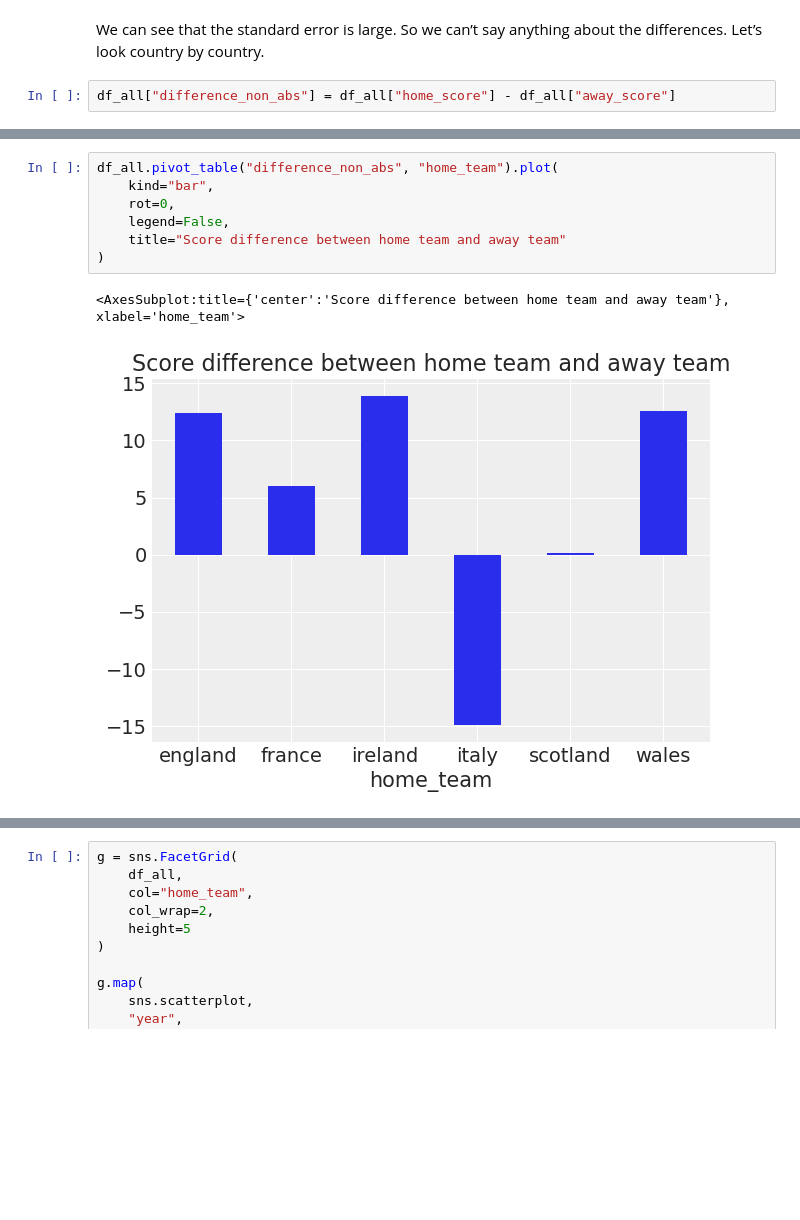
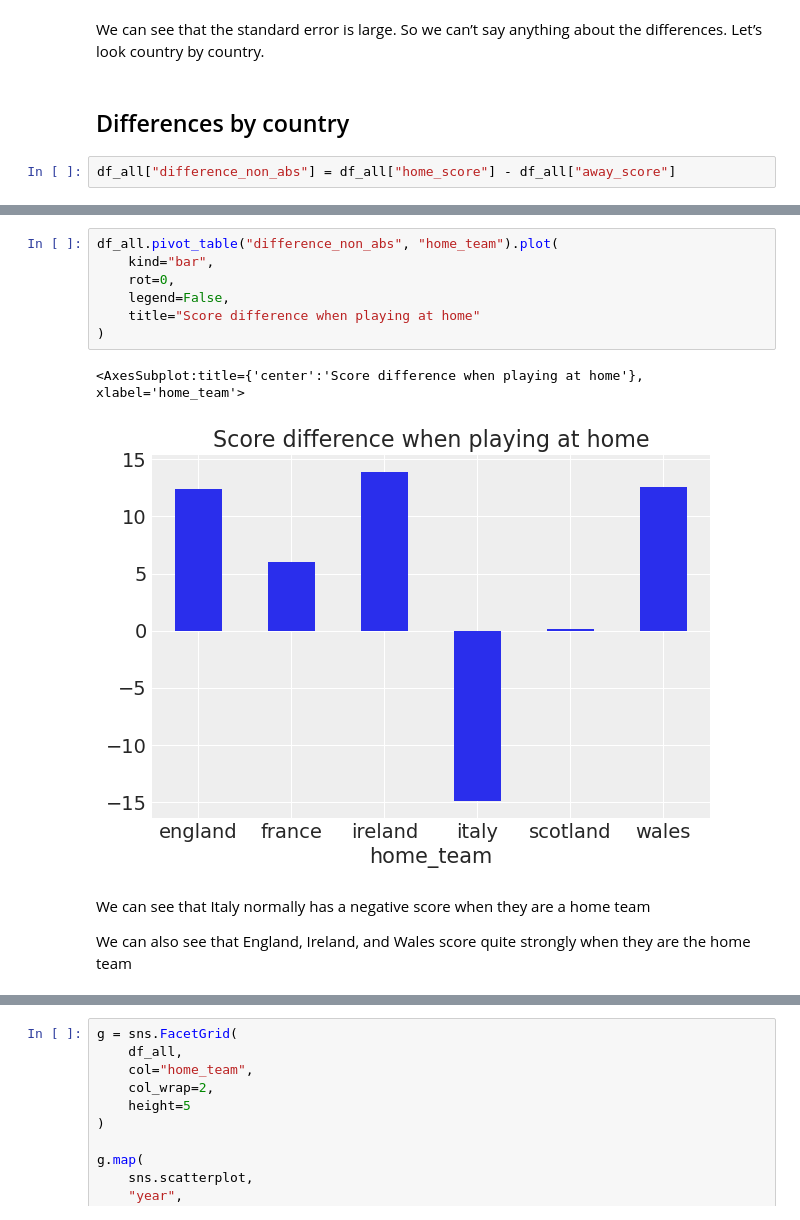
Before and after one commit to Graphight/Learning, a Jupyter notebook: ML-PyMC/tutorial.ipynb, the cells around one changed output, grey strips where cells are left out. Saved outputs shown, nothing was run; the diff lists cells and outputs as text; blank space fills up the shorter version.

```diff
--- a/ML-PyMC/tutorial.ipynb
+++ b/ML-PyMC/tutorial.ipynb
@@ -103,6 +105,8 @@ Text(0, 0.5, 'Average (abs) point difference')
 [figure]
 # %% [markdown]
 We can see that the standard error is large. So we can’t say anything about the differences. Let’s look country by country.
+# %% [markdown]
+## Differences by country
 # %%
 df_all["difference_non_abs"] = df_all["home_score"] - df_all["away_score"]
 # %%
@@ -119,13 +123,17 @@ df_all.pivot_table("difference_non_abs", "home_team", "year")
 # %%
 df_all.pivot_table("difference_non_abs", "home_team").plot(
     kind="bar",
     rot=0,
     legend=False,
-    title="Score difference between home team and away team"
+    title="Score difference when playing at home"
 )
 # %% [output]
-<AxesSubplot:title={'center':'Score difference between home team and away team'}, xlabel='home_team'>
+<AxesSubplot:title={'center':'Score difference when playing at home'}, xlabel='home_team'>
-[figure, old version]
+[figure, new version]
+# %% [markdown]
+We can see that Italy normally has a negative score when they are a home team
+
+We can also see that England, Ireland, and Wales score quite strongly when they are the home team
 # %%
 df_all.pivot_table("difference_non_abs", "away_team").plot(
     kind="bar",
```
Also changed, not shown: parts of 32 cells of this notebook.
